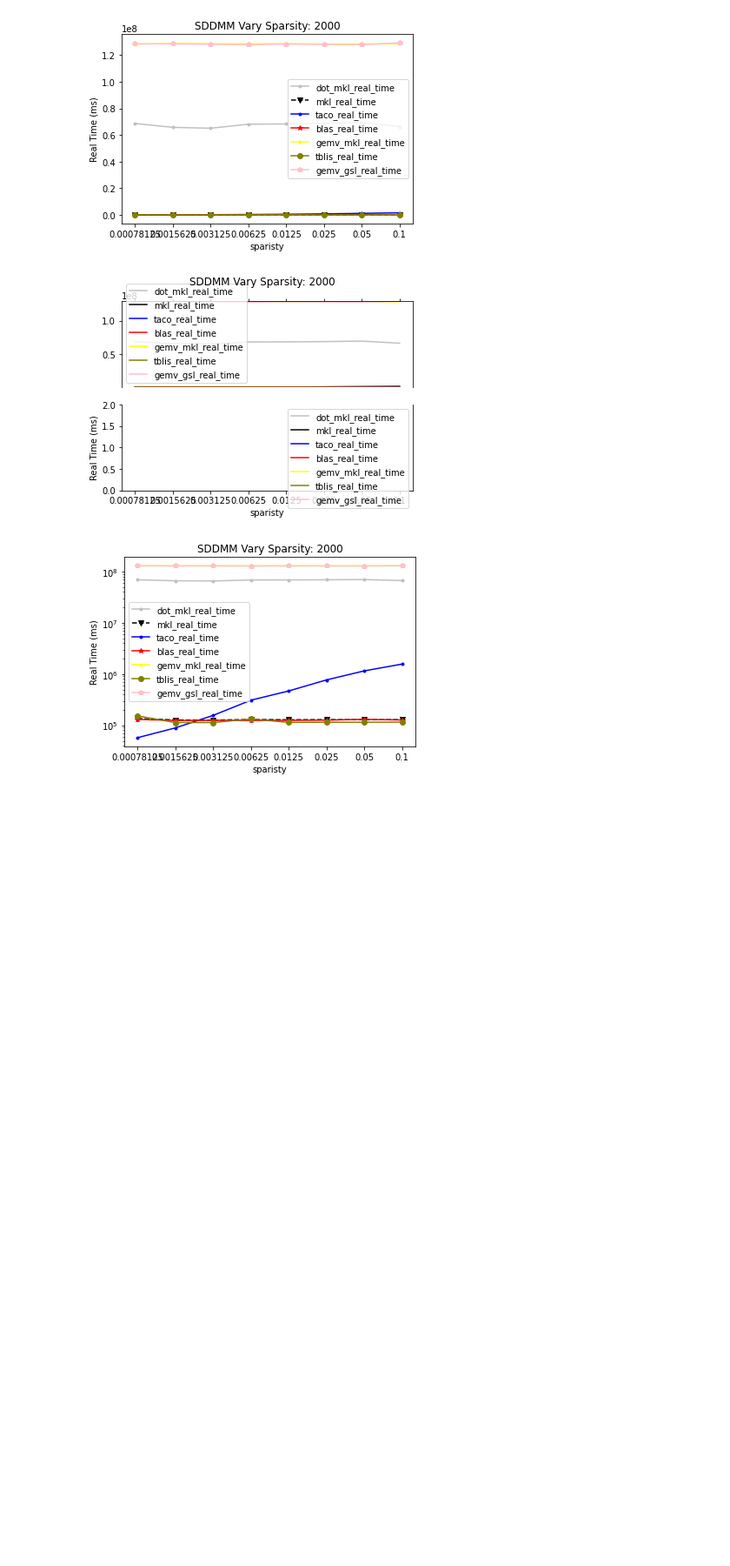
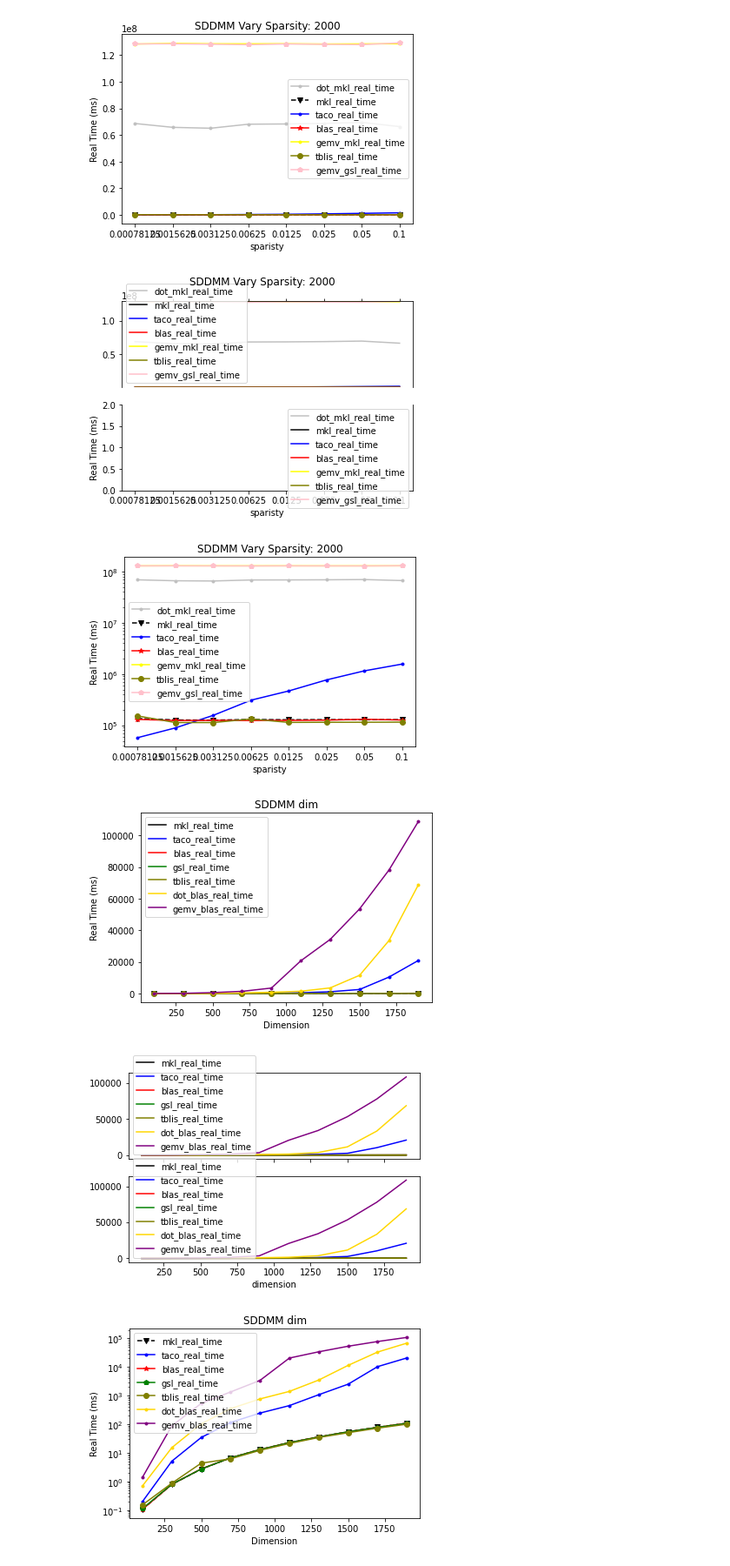
Before and after one commit to tensor-compiler/mosaic-benchmarks, a Jupyter notebook: data-benchmarks/bench-script.ipynb, the cells around one changed output. Shown at 87% size. Drawn from its saved outputs; the diff is of its cells as text; code cells hidden in the pictures; blank space fills up the shorter version.

Commit message:
Add in filtered data and also graphs for sddmm_dim and blockedSparse

```diff
--- a/data-benchmarks/bench-script.ipynb
+++ b/data-benchmarks/bench-script.ipynb
@@ -17,7 +17,7 @@ linestyles = {"tblis" : "-", "gsl" : "-", "blas" : "-", "taco" : "-", "gsl_tenso
           "dot_blas" : "-", "dot_gsl" : "-", "gemv_blas" : "-", "gemv_gsl" : "-", "mkl" :"--", "cuda":"-",\
          "dot_mkl" : "-", "gemv_mkl" : "-", "stardust":"-"}
 # %%
-def save_plots_seperate(name, directory, systems, expr, interval, start, split, result_dir="", stardust=None):
+def save_plots_seperate(name, directory, systems, expr, interval, start, split, result_dir="", stardust=None, filtered=None):
 
     result = None
 
@@ -54,6 +54,18 @@ def save_plots_seperate(name, directory, systems, expr, interval, start, split,
         result = pd.merge(result, df, on='dimension', how='outer')
         systems.append("stardust")
 
+    if filtered is not None:
+        for system in filtered:
+            data = pd.read_csv(f'{directory}/{name}/{result_dir}/{system}_filter')
+            df = data['real_time']
+            df = df.reset_index(drop=True)
+            df = df.rename_axis('dimension').reset_index()
+            df['dimension'] = df['dimension']*interval + start
+
+            df.rename(columns = {'real_time': f'{system}_real_time'}, inplace = True)
+            result = pd.merge(result, df, on='dimension', how='outer')
+        systems = systems + filtered
+
 
     full_plt = result.plot(kind = 'line', x = 'dimension', y = [f'{i}_real_time' for i in systems],
                            color=[colors[system] for system in systems],
@@ -203 +233,10 @@ save_plots_seperate("mmadd", "./", \
+# %%
+
+save_plots_seperate("sddmm_dim", "./", \
+                     [ "mkl","taco", "blas", "gsl", "tblis"],\
+                     "SDDMM dim", 200, 100, 0.5, filtered=["dot_blas", "gemv_blas"])
+# %% [output]
+[figure, added]
+[figure, added]
+[figure, added]
 # %%
```
Also changed, not shown: parts of 8 cells of this notebook, 8 other files.
